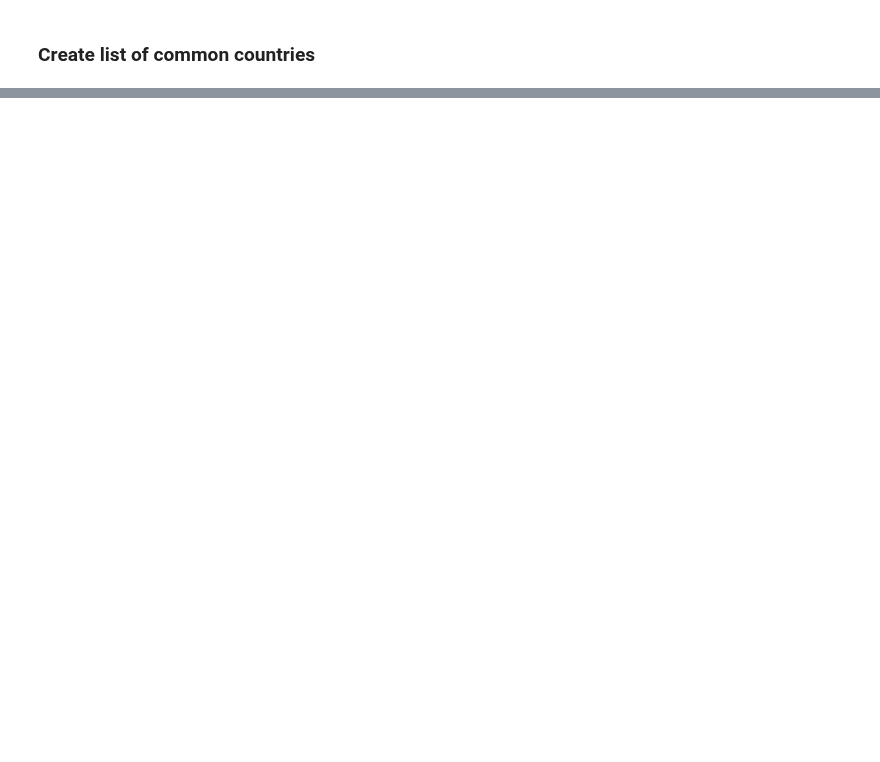
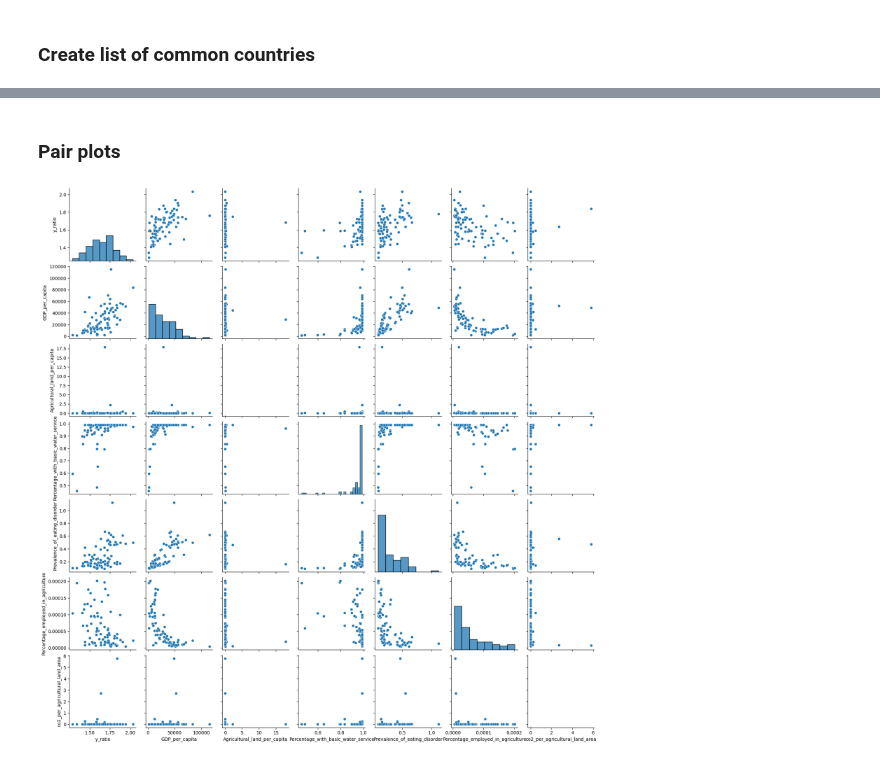
Before and after one commit to tanjoash/2D_data_driven_world, a Jupyter notebook: 2dwork/2D DDW.ipynb, the cells around one changed output, grey strips where cells are left out. Saved outputs shown, nothing was run; the diff lists cells and outputs as text; code cells hidden in the pictures; blank space fills up the shorter version.

```diff
--- a/2dwork/2D DDW.ipynb
+++ b/2dwork/2D DDW.ipynb
@@ -351,0 +334,9 @@ print(len(countries))
+# %%
+df2018_employement = df2018_employement[df2018_employement["Country"].isin(countries)]
+df2018_population = df2018_population[df2018_population["Country"].isin(countries)]
+
+df2018_percentage_employed = df2018_employement.copy()
+df2018_percentage_employed["Total_Population"] = list(df_pop_2018["population"])
+df2018_percentage_employed["Percentage_Employed_In_Agriculture"] = df2018_percentage_employed["Number_employed_in_agriculture"]/df2018_percentage_employed["Total_Population"]
+df2018_percentage_employed = df2018_percentage_employed.reset_index(drop=True)
+df2018_percentage_employed
@@ -351,0 +359,10 @@ print(len(countries))
+# %%
+df2018_co2 = df2018_co2[df2018_co2["Country"].isin(countries)]
+df2018_agriculture = df2018_agriculture[df2018_agriculture["Country"].isin(countries)]
+
+
+df2018_co2_per_land = df2018_co2.copy()
+df2018_co2_per_land["Agricultural_land"] = list(df2018_agriculture["Agriculture_land_area"])
+df2018_co2_per_land["co2_per_agricultural_land_area"] = df2018_co2_per_land["co2"]/df2018_co2_per_land["Agricultural_land"]
+df2018_co2_per_land = df2018_co2_per_land.reset_index(drop=True)
+df2018_co2_per_land
@@ -351,0 +385,4 @@ print(len(countries))
+# %%
+df2018_GDP = df2018_GDP[df2018_GDP["Country"].isin(countries)]
+df2018_water = df2018_water[df2018_water["Country"].isin(countries)]
+df_eating_disorder_2018 = df_eating_disorder_2018[df_eating_disorder_2018["Country"].isin(countries)]
@@ -351,0 +391,10 @@ print(len(countries))
+# %%
+df2018_combined = df2018_y_value.loc[:, ["Country", "y_ratio"]]
+df2018_combined["GDP_per_capita"] = df2018_GDP.loc[:, "GDP_per_capita"]
+df2018_combined["Agricultural_land_per_capita"] = df2018_agriculture_per_pop.loc[:, "Agricultural_Land_Per_Capita"]
+df2018_combined["Percentage_with_basic_water_service"] = df2018_water.loc[:, "Percentage_with_basic_water_service"]
+df2018_combined["Prevalence_of_eating_disorder"] = df_eating_disorder_2018.loc[:, "Prevalence_of_eating_disorder"]
+df2018_combined["Percentage_employed_in_agriculture"] = df2018_percentage_employed.loc[:, "Percentage_Employed_In_Agriculture"]
+df2018_combined["co2_per_agricultural_land_area"] = df2018_co2_per_land.loc[:, "co2_per_agricultural_land_area"]
+df2018_combined = df2018_combined.reset_index(drop=True)
+df2018_combined
@@ -351,0 +415,6 @@ print(len(countries))
+# %% [markdown]
+### Pair plots
+# %%
+myplot = sns.pairplot(data=df2018_combined)
+# %% [output]
+[figure, added]
```
Also changed, not shown: parts of 62 cells of this notebook, 1 other file.
